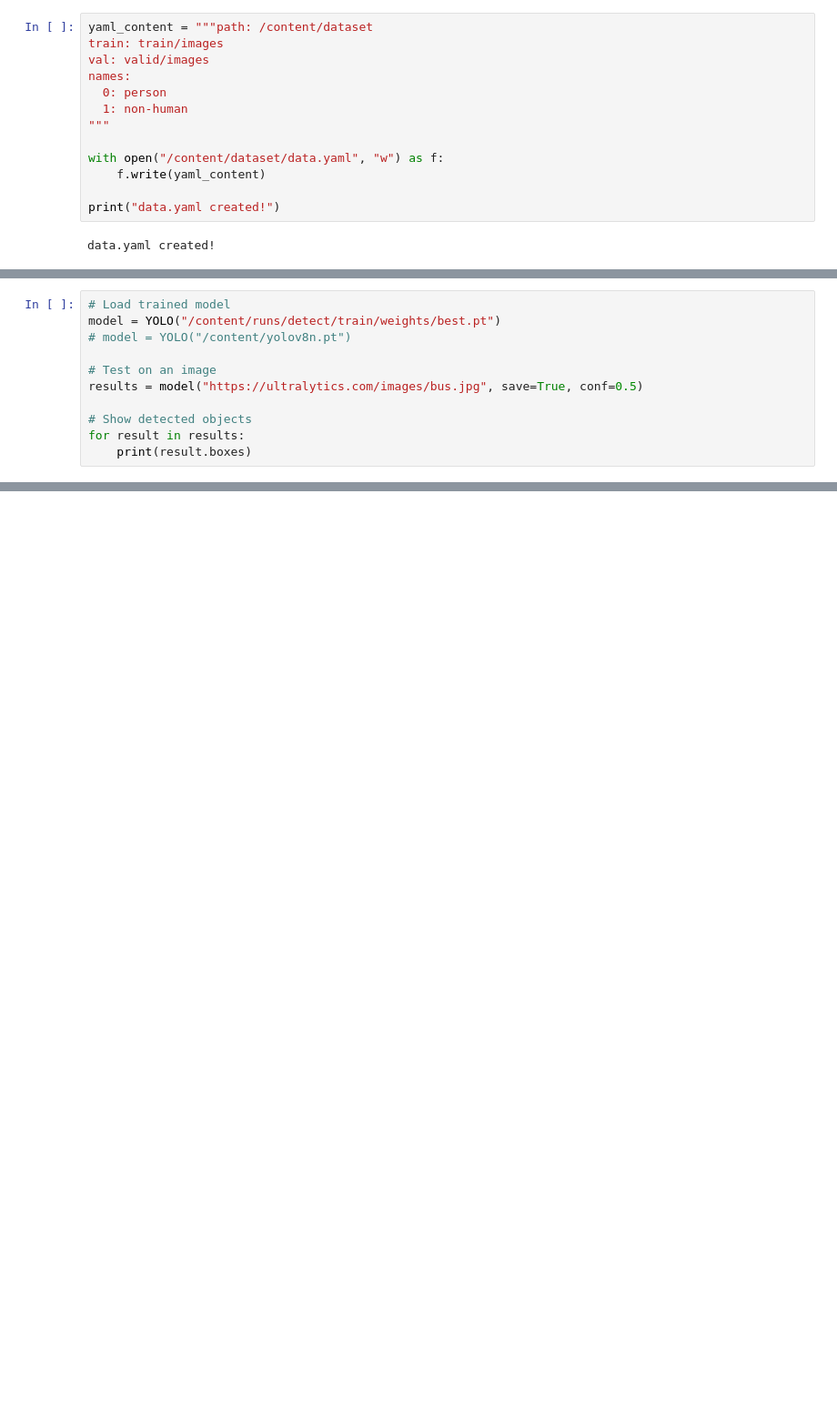
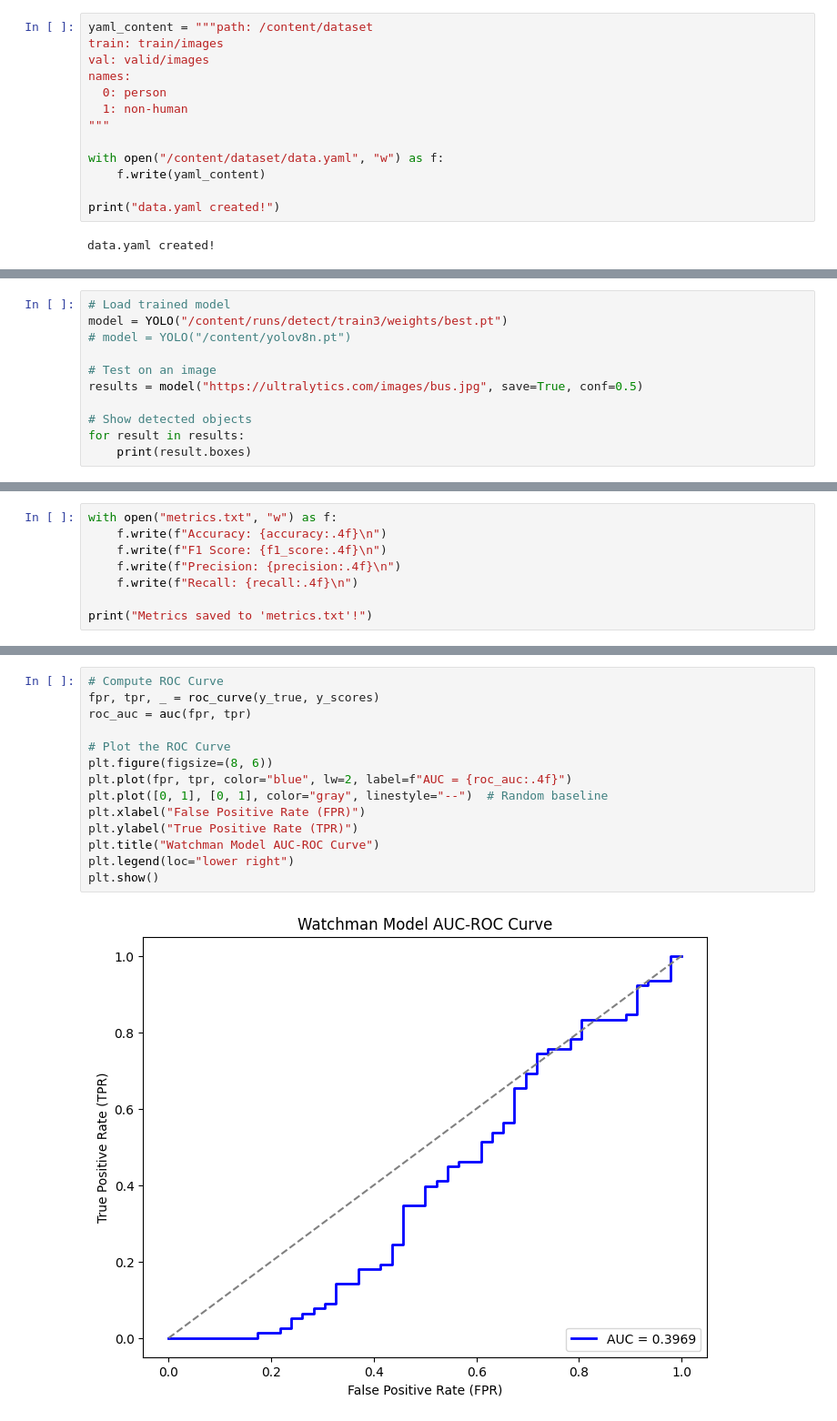
Before and after one commit to RashmithaDeSilva/Watchman, a Jupyter notebook: model/notebooks/watchman.ipynb, the cells around one changed output, grey strips where cells are left out. Shown at 91% size. Drawn from its saved outputs; the diff is of its cells as text; blank space fills up the shorter version.

Commit message:
Update model .ipynb

```diff
--- a/model/notebooks/watchman.ipynb
+++ b/model/notebooks/watchman.ipynb
@@ -196,6 +252,6 @@ Starting training for 50 epochs...
 # %%
 # Load trained model
-model = YOLO("/content/runs/detect/train/weights/best.pt")
+model = YOLO("/content/runs/detect/train3/weights/best.pt")
 # model = YOLO("/content/yolov8n.pt")
 
 # Test on an image
@@ -241,0 +338,8 @@ Visualize:       https://netron.app
+# %%
+with open("metrics.txt", "w") as f:
+    f.write(f"Accuracy: {accuracy:.4f}\n")
+    f.write(f"F1 Score: {f1_score:.4f}\n")
+    f.write(f"Precision: {precision:.4f}\n")
+    f.write(f"Recall: {recall:.4f}\n")
+
+print("Metrics saved to 'metrics.txt'!")
@@ -241,0 +422,16 @@ Visualize:       https://netron.app
+# %%
+# Compute ROC Curve
+fpr, tpr, _ = roc_curve(y_true, y_scores)
+roc_auc = auc(fpr, tpr)
+
+# Plot the ROC Curve
+plt.figure(figsize=(8, 6))
+plt.plot(fpr, tpr, color="blue", lw=2, label=f"AUC = {roc_auc:.4f}")
+plt.plot([0, 1], [0, 1], color="gray", linestyle="--")  # Random baseline
+plt.xlabel("False Positive Rate (FPR)")
+plt.ylabel("True Positive Rate (TPR)")
+plt.title("Watchman Model AUC-ROC Curve")
+plt.legend(loc="lower right")
+plt.show()
+# %% [output]
+[figure, added]
```
Also changed, not shown: parts of 15 cells of this notebook.
